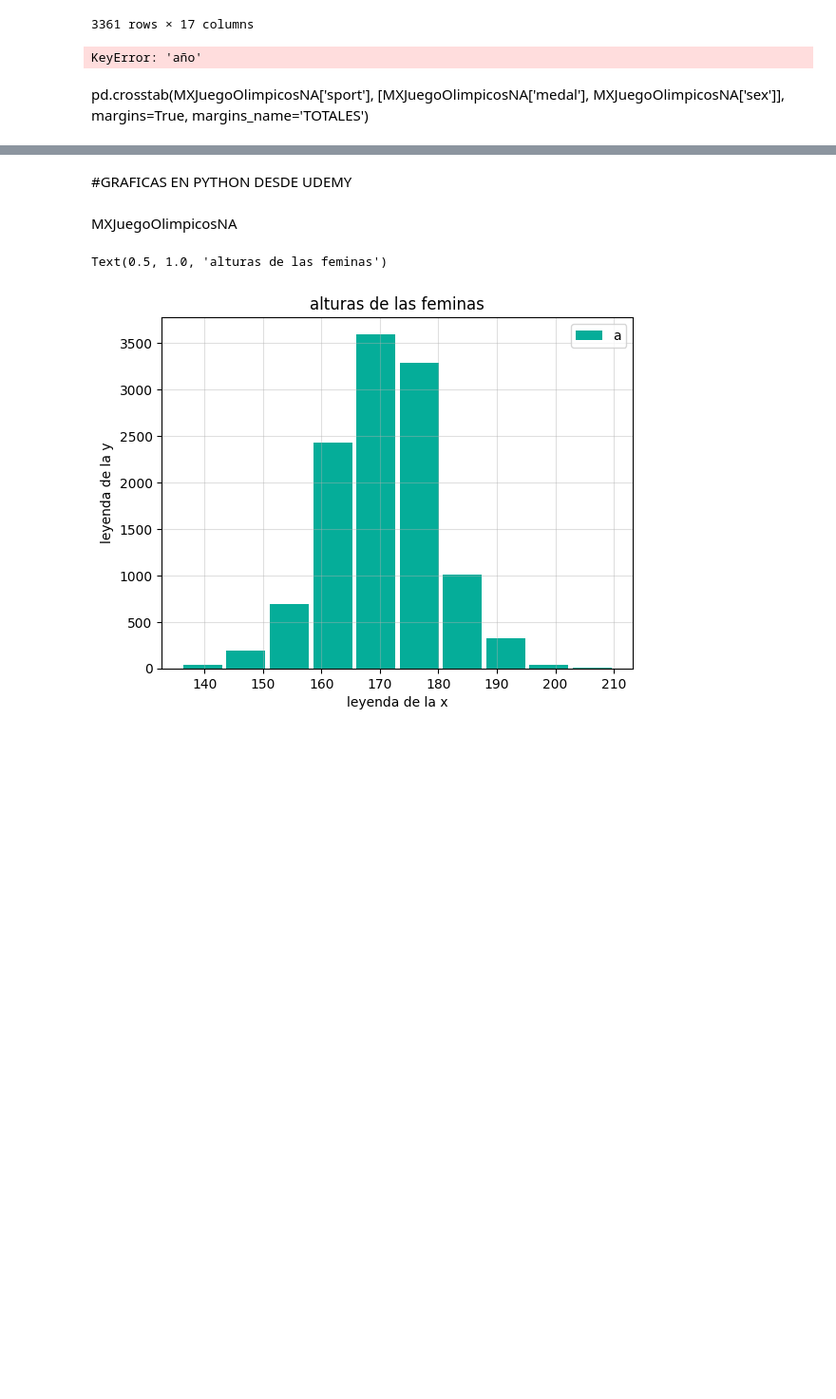
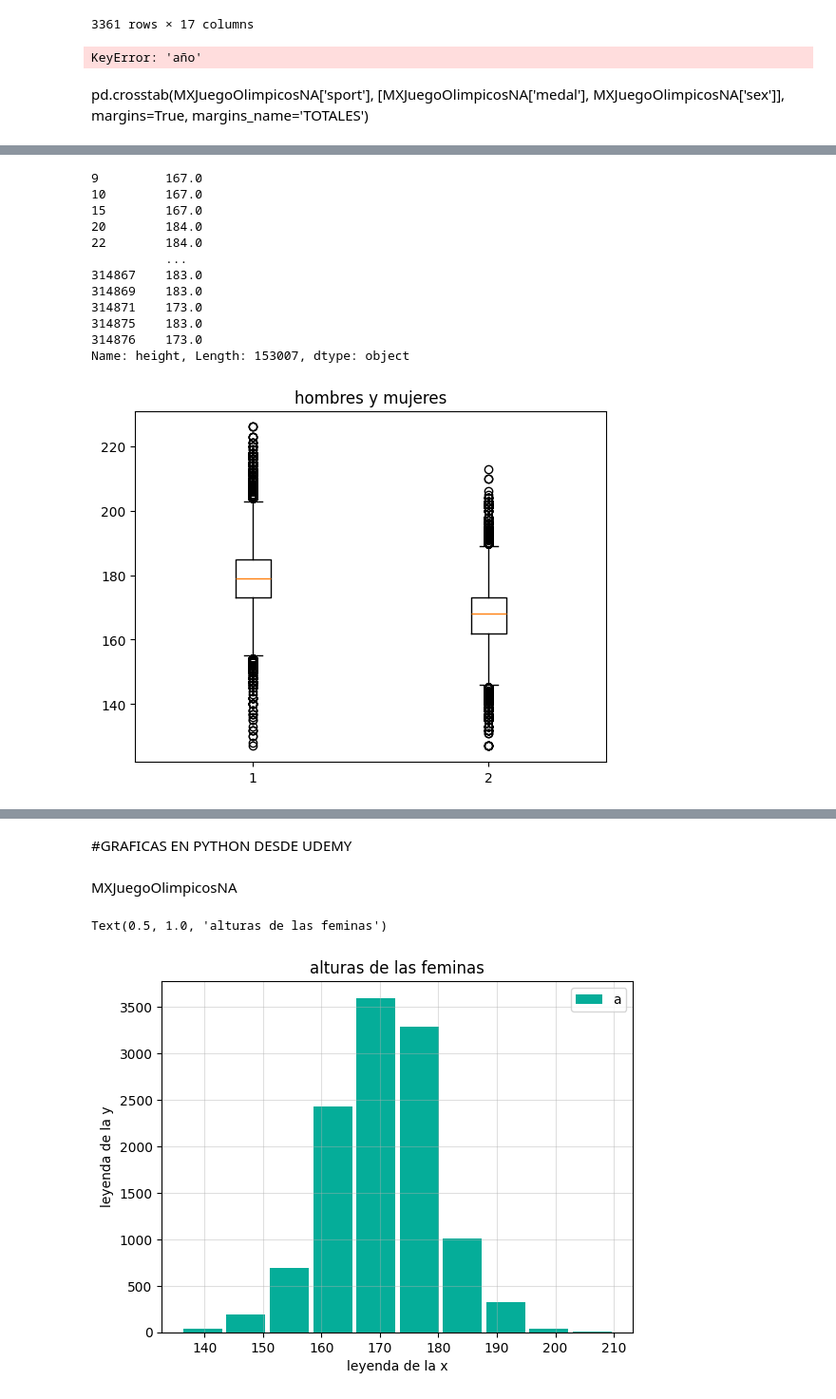
Before and after one commit to villalbaflores3/analisis, a Jupyter notebook: python/analisis.ipynb, the cells around one changed output, grey strips where cells are left out. Shown: that part at 95% size. Cells and saved outputs as stored; diff of their text form; code cells hidden in the pictures; blank space fills up the shorter version.

```diff
--- a/python/analisis.ipynb
+++ b/python/analisis.ipynb
@@ -290,10 +303,26 @@ ax1.boxplot(x=alturasM, notch=True, flierprops=square, vert=False)
 # %%
 fig3, ax3 = plt.subplots()
 alturasM
 alturasH
 ax3.set_title("hombres y mujeres")
 alturasGeneral =[alturasH, alturasM]
 ax3.boxplot(alturasGeneral)
+
+alturasH
+# %% [output]
+9         167.0
+10        167.0
+15        167.0
+20        184.0
+22        184.0
+          ...
+314867    183.0
+314869    183.0
+314871    173.0
+314875    183.0
+314876    173.0
+Name: height, Length: 153007, dtype: object
+[figure, added]
 # %%
 
 data = pd.DataFrame({
```
Also changed, not shown: parts of 5 cells of this notebook, 6 other files.
